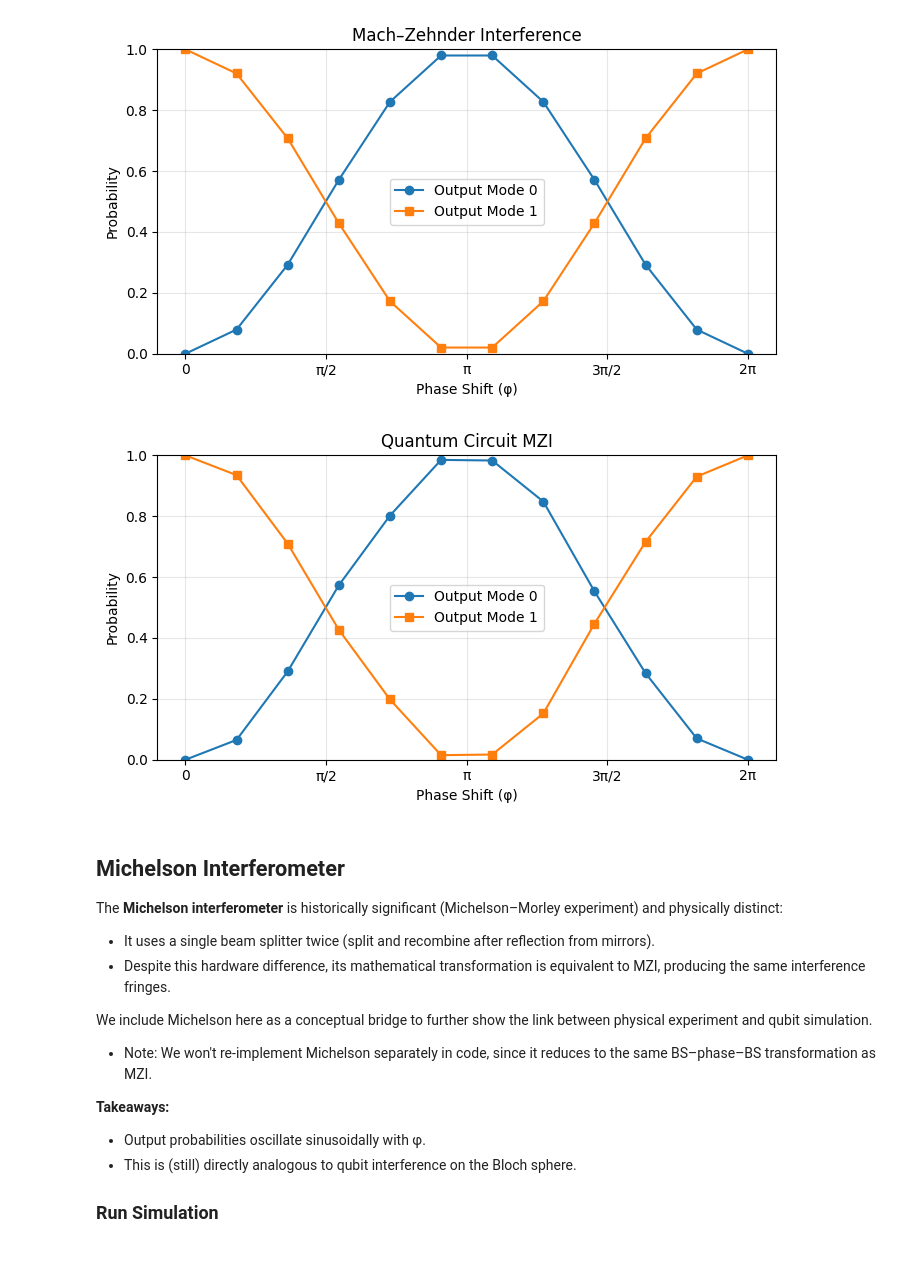
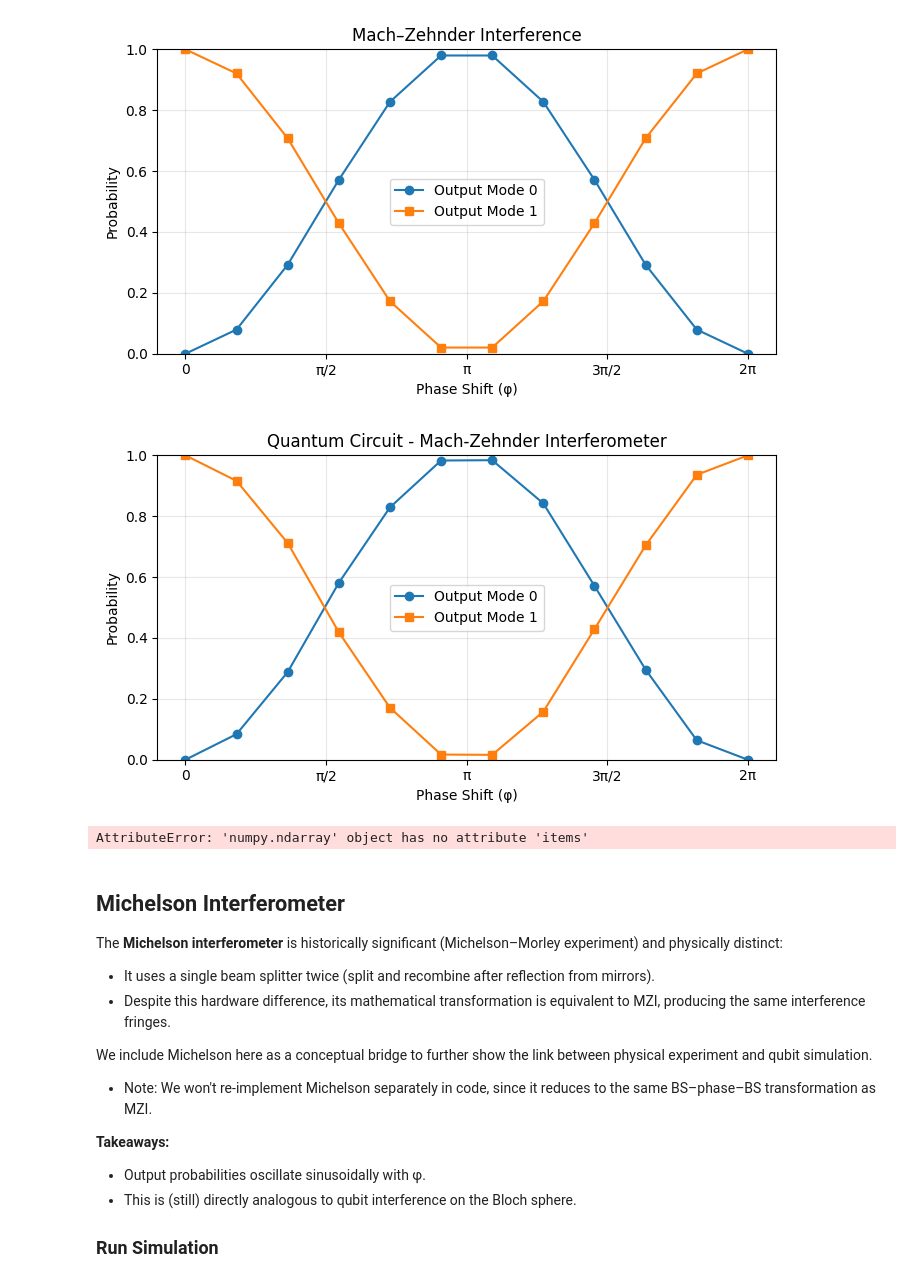
Before and after one commit to ismail-mehmood/quantum_nnl_project, a Jupyter notebook: notebooks/extension/extension.ipynb, the cells around one changed output. Cells and saved outputs as stored; diff of their text form; code cells hidden in the pictures.

Commit message:
[ismail] feat(added quantum interferometers and new distribution targets)

```diff
--- a/notebooks/extension/extension.ipynb
+++ b/notebooks/extension/extension.ipynb
@@ -38,10 +42,17 @@ plot_mzi_fringe(phases=phases, results=results)
 # %% [output]
 [figure]
-# %%
-qphases, qprobs = mzi_circuit(intervals=12)
-plot_mzi_fringe(phases=qphases, results=qprobs, title="Quantum Circuit MZI")
-# %% [output]
-[figure, removed]
+# %%
+qphases, qresults = mzi_circuit(intervals=12)
+plot_fringe(phases=qphases, results=qresults, title="Quantum Circuit - Mach-Zehnder Interferometer")
+# %% [output]
+[figure, added]
+# %%
+# Example: convert list of [p0, p1] pairs to dicts keyed by 0 and 1 for each phase
+probs_dicts = [{0: p[0], 1: p[1]} for p in qresults]
+print(distribution_distance(qresults, target_distribution="sinusoidal", lamda=1/0.5, metric="js"))
+# fix me
+# %% [output]
+AttributeError: 'numpy.ndarray' object has no attribute 'items'
 # %% [markdown]
 ## Michelson Interferometer
 
```
Also changed, not shown: parts of 4 cells of this notebook, 6 other files.
